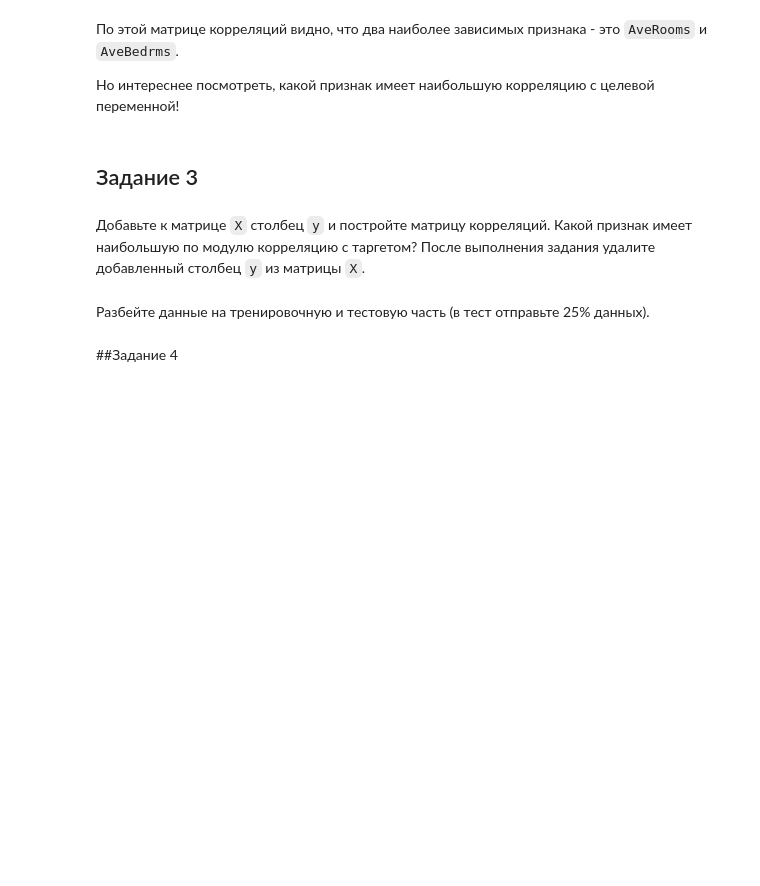
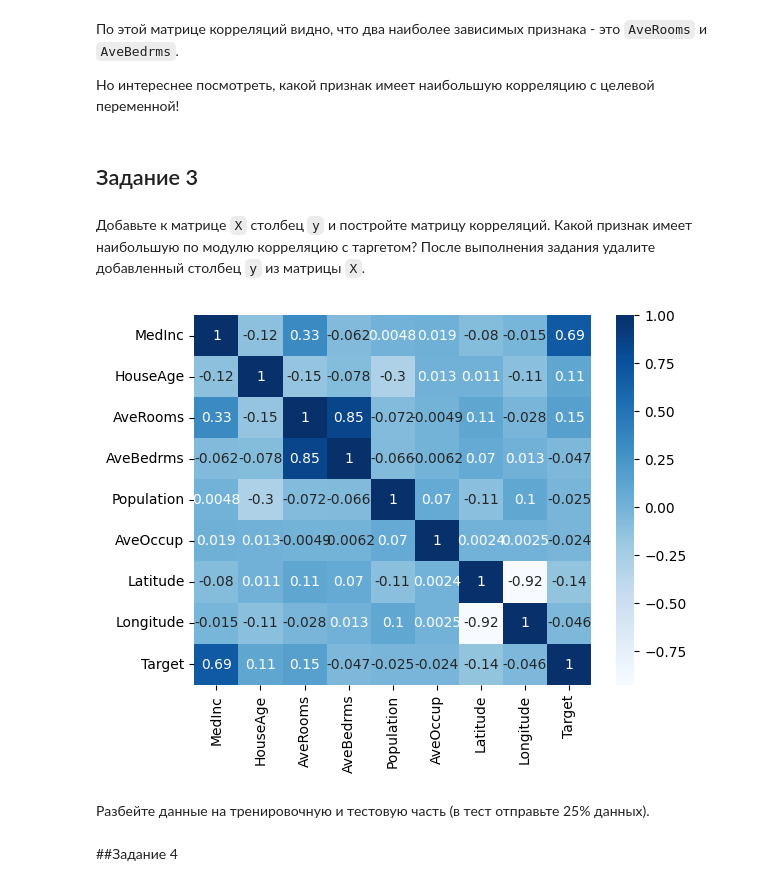
Before and after one commit to Zheltov/Algorithms, a Jupyter notebook: Hometasks/ML_PTCourse_MicroHT1.ipynb, the cells around one changed output. Drawn from its saved outputs; the diff is of its cells as text; code cells hidden in the pictures; blank space fills up the shorter version.

```diff
--- a/Hometasks/ML_PTCourse_MicroHT1.ipynb
+++ b/Hometasks/ML_PTCourse_MicroHT1.ipynb
@@ -88,3 +98,14 @@ sb.heatmap(corr, cmap="Blues", annot=True);
+# %%
+X['Target'] = y
+
+corr = X.corr()
+sb.heatmap(corr, cmap="Blues", annot=True);
+
+X = X.drop(['Target'], axis=1)
+
+# Наибольшую корреляцию имеет MedInc
+# %% [output]
+[figure, added]
 # %% [markdown]
 Разбейте данные на тренировочную и тестовую часть (в тест отправьте 25% данных).
 # %%
```
Also changed, not shown: parts of 8 cells of this notebook.
